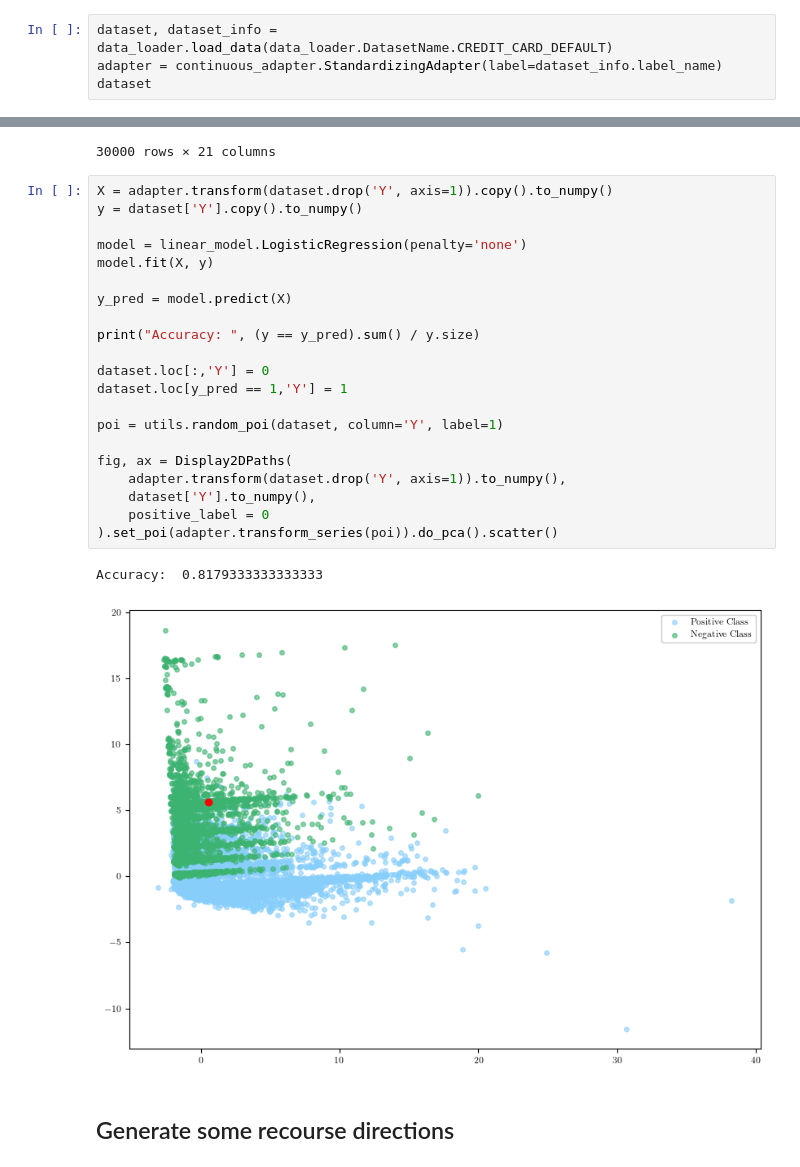
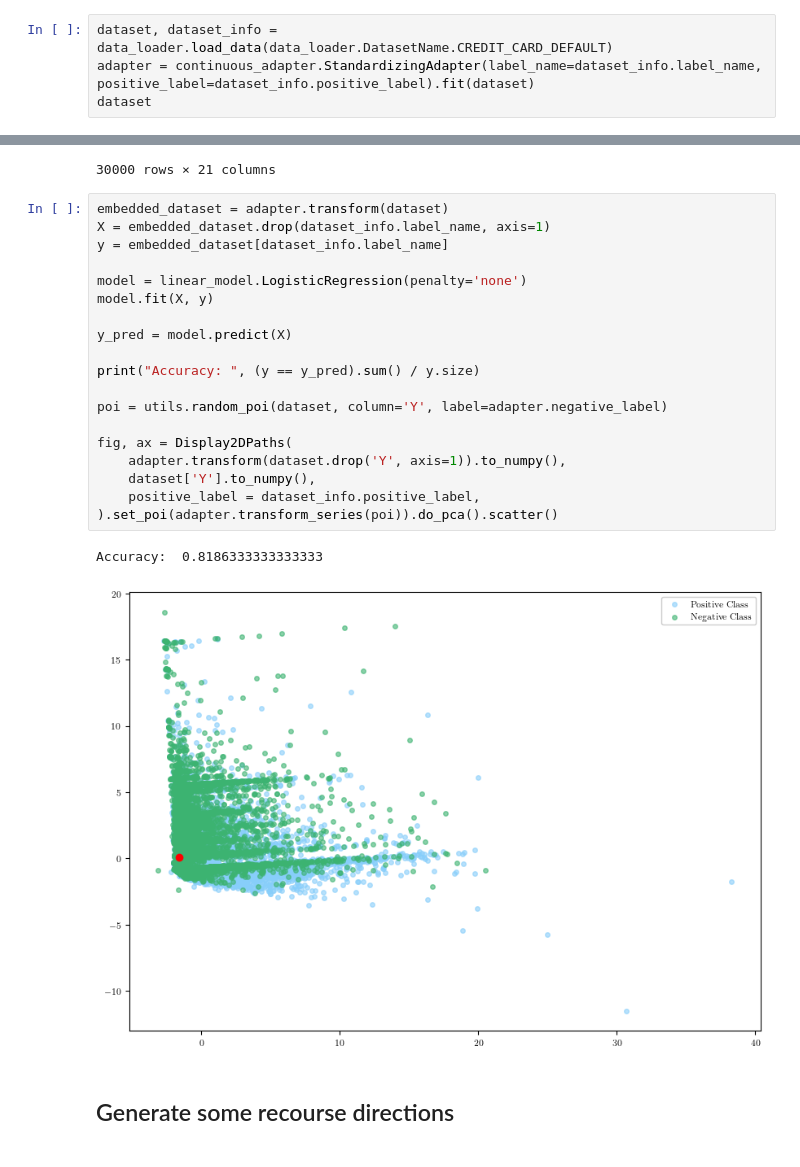
Before and after one commit to jakeval/MRMC, a Jupyter notebook: demos/credit_card_default_demo.ipynb, the cells around one changed output, grey strips where cells are left out. Saved outputs shown, nothing was run; the diff lists cells and outputs as text.

Commit message:
updated other files to reflect recourse_adapter.py changes

```diff
--- a/demos/credit_card_default_demo.ipynb
+++ b/demos/credit_card_default_demo.ipynb
@@ -24,7 +23,7 @@ The autoreload extension is already loaded. To reload it, use:
 ## Load the data and model
 # %%
 dataset, dataset_info = data_loader.load_data(data_loader.DatasetName.CREDIT_CARD_DEFAULT)
-adapter = continuous_adapter.StandardizingAdapter(label=dataset_info.label_name)
+adapter = continuous_adapter.StandardizingAdapter(label_name=dataset_info.label_name, positive_label=dataset_info.positive_label).fit(dataset)
 dataset
 # %% [output]
 |  | LIMIT_BAL | AGE | PAY_1 | PAY_2 | PAY_3 | PAY_4 | PAY_5 | PAY_6 | BILL_AMT1 | BILL_AMT2 | ... |
@@ -42,29 +41,27 @@ dataset
 | 30000 | 50000 | 46 | 0 | 0 | 0 | 0 | 0 | 0 | 47929 | 48905 | ... |
 30000 rows × 21 columns
 # %%
-X = adapter.transform(dataset.drop('Y', axis=1)).copy().to_numpy()
-y = dataset['Y'].copy().to_numpy()
+embedded_dataset = adapter.transform(dataset)
+X = embedded_dataset.drop(dataset_info.label_name, axis=1)
+y = embedded_dataset[dataset_info.label_name]
 
 model = linear_model.LogisticRegression(penalty='none')
 model.fit(X, y)
 
 y_pred = model.predict(X)
 
 print("Accuracy: ", (y == y_pred).sum() / y.size)
 
-dataset.loc[:,'Y'] = 0
-dataset.loc[y_pred == 1,'Y'] = 1
-
-poi = utils.random_poi(dataset, column='Y', label=1)
+poi = utils.random_poi(dataset, column='Y', label=adapter.negative_label)
 
 fig, ax = Display2DPaths(
     adapter.transform(dataset.drop('Y', axis=1)).to_numpy(),
     dataset['Y'].to_numpy(),
-    positive_label = 0
+    positive_label = dataset_info.positive_label,
 ).set_poi(adapter.transform_series(poi)).do_pca().scatter()
 # %% [output]
-Accuracy:  0.8179333333333333
+Accuracy:  0.8186333333333333
-[figure, old version]
+[figure, new version]
 # %% [markdown]
 ## Generate some recourse directions
 # %%
```
Also changed, not shown: parts of 5 cells of this notebook, 2 other files.
